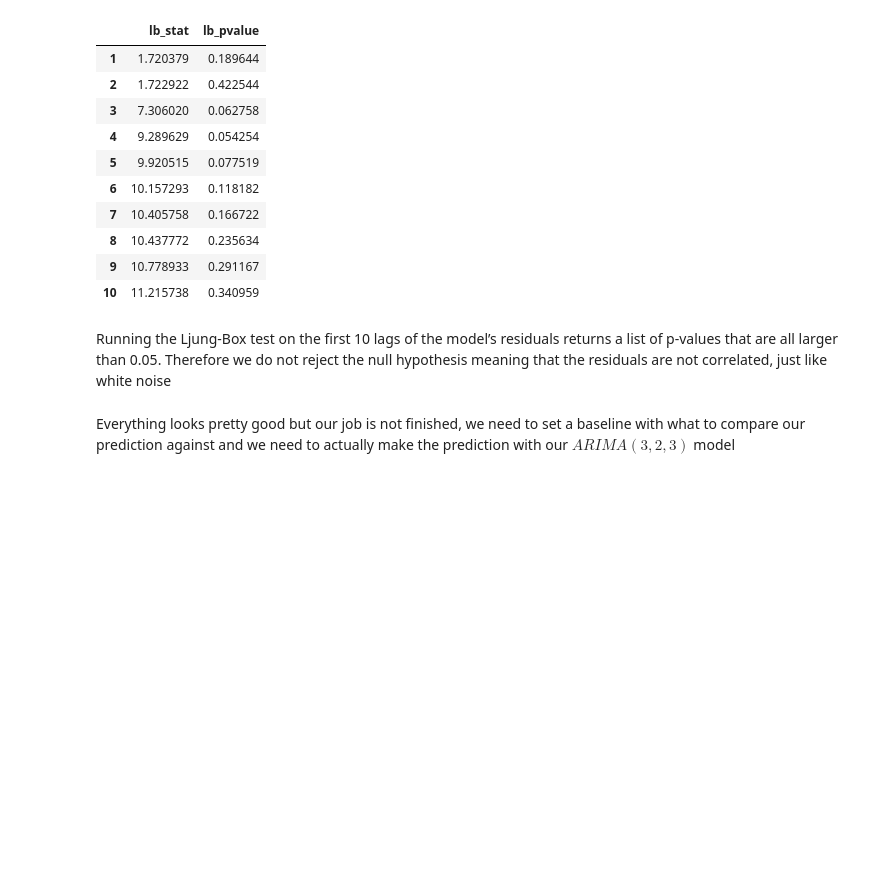
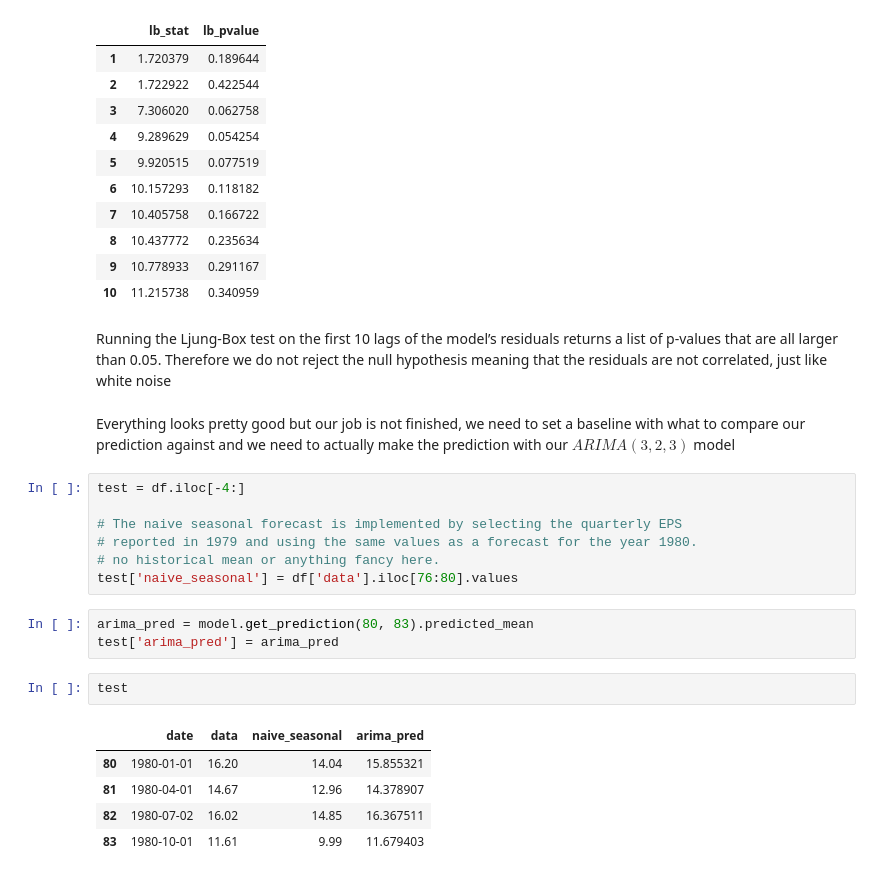
Before and after one commit to bsantanad/time-series, a Jupyter notebook: ch7_ar_integrated_ma/arima.ipynb, the cells around one changed output. Drawn from its saved outputs; the diff is of its cells as text; blank space fills up the shorter version.

```diff
--- a/ch7_ar_integrated_ma/arima.ipynb
+++ b/ch7_ar_integrated_ma/arima.ipynb
@@ -217,3 +225,21 @@ sm.stats.acorr_ljungbox(residuals, lags = range(1, 11))
 Running the Ljung-Box test on the first 10 lags of the model’s residuals returns a list of p-values that are all larger than 0.05. Therefore we do not reject the null hypothesis meaning that the residuals are not correlated, just like white noise
 # %% [markdown]
 Everything looks pretty good but our job is not finished, we need to set a baseline with what to compare our prediction against and we need to actually make the prediction with our $ARIMA(3,2,3)$ model
+# %%
+test = df.iloc[-4:]
+
+# The naive seasonal forecast is implemented by selecting the quarterly EPS
+# reported in 1979 and using the same values as a forecast for the year 1980.
+# no historical mean or anything fancy here.
+test['naive_seasonal'] = df['data'].iloc[76:80].values
+# %%
+arima_pred = model.get_prediction(80, 83).predicted_mean
+test['arima_pred'] = arima_pred
+# %%
+test
+# %% [output]
+|  | date | data | naive_seasonal | arima_pred |
+| 80 | 1980-01-01 | 16.20 | 14.04 | 15.855321 |
+| 81 | 1980-04-01 | 14.67 | 12.96 | 14.378907 |
+| 82 | 1980-07-02 | 16.02 | 14.85 | 16.367511 |
+| 83 | 1980-10-01 | 11.61 | 9.99 | 11.679403 |
```
Also changed, not shown: parts of 10 cells of this notebook.
